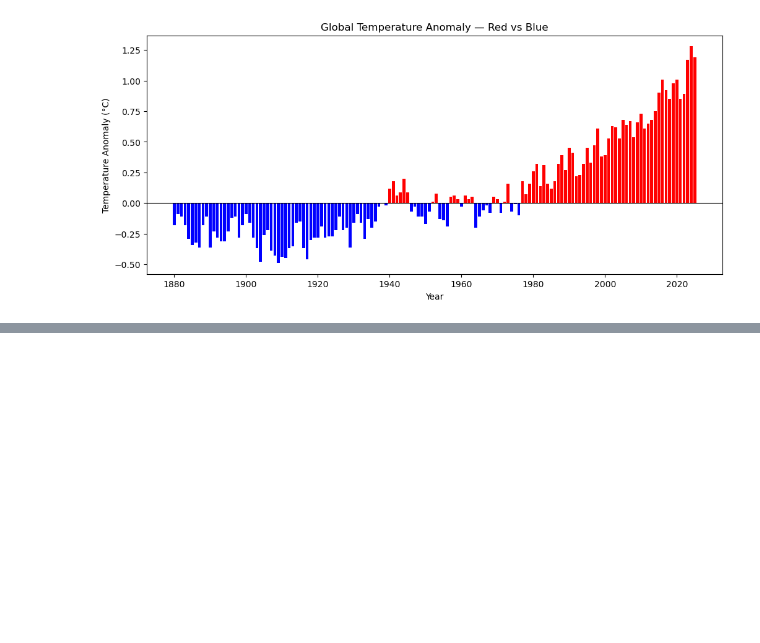
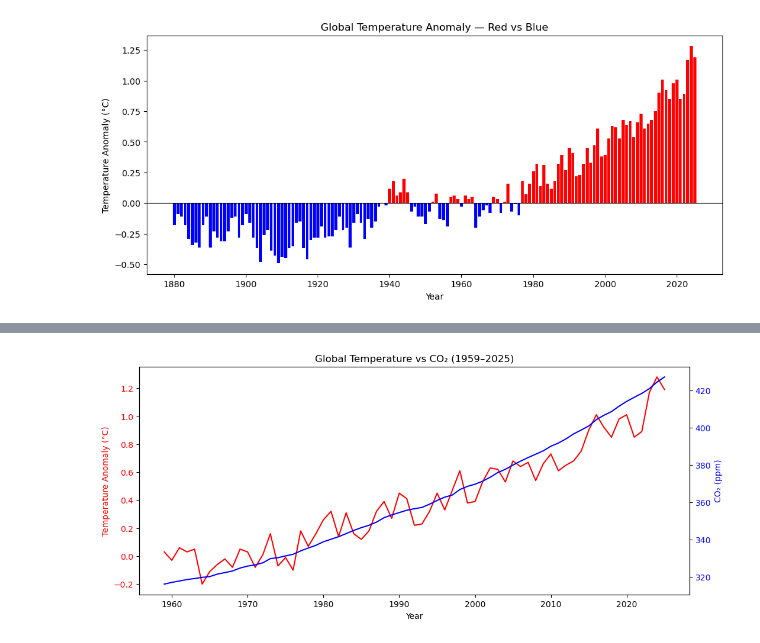
Before and after one commit to mahekshahh/climate-analysis, a Jupyter notebook: climate_analysis.ipynb, the cells around one changed output, grey strips where cells are left out. Saved outputs shown, nothing was run; the diff lists cells and outputs as text; code cells hidden in the pictures; blank space fills up the shorter version.

Commit message:
added CO2 correlation analysis - dual axis chart, correlation 0.97

```diff
--- a/climate_analysis.ipynb
+++ b/climate_analysis.ipynb
@@ -212,3 +212,13 @@ plt.ylabel("Temperature Anomaly (°C)")
 plt.show()
 # %% [output]
 [figure]
+# %%
+import pandas as pd
+
+df = pd.read_csv("GLB.Ts+dSST.csv", skiprows=1, na_values=["***"])
+df = df[["Year", "J-D"]]
+df = df.dropna(subset=["J-D"])
+# %%
+co2 = pd.read_csv("co2_annmean_mlo.csv", comment="#")
+co2 = co2.rename(columns={"year": "Year", "mean": "co2"})
+co2.head()
@@ -214,0 +232,3 @@ plt.show()
+# %%
+merged = pd.merge(df, co2[["Year", "co2"]], on="Year")
+merged.head()
@@ -214,0 +242,20 @@ plt.show()
+# %%
+import matplotlib.pyplot as plt
+fig, ax1 = plt.subplots(figsize=(12, 5))
+
+# left axis — temperature
+ax1.plot(merged["Year"], merged["J-D"], color="red", label="Temperature Anomaly")
+ax1.set_xlabel("Year")
+ax1.set_ylabel("Temperature Anomaly (°C)", color="red")
+ax1.tick_params(axis="y", labelcolor="red")
+
+# right axis — CO₂
+ax2 = ax1.twinx()
+ax2.plot(merged["Year"], merged["co2"], color="blue", label="CO₂ (ppm)")
+ax2.set_ylabel("CO₂ (ppm)", color="blue")
+ax2.tick_params(axis="y", labelcolor="blue")
+
+plt.title("Global Temperature vs CO₂ (1959–2025)")
+plt.show()
+# %% [output]
+[figure, added]
```
Also changed, not shown: parts of 2 cells of this notebook, 1 other file.
